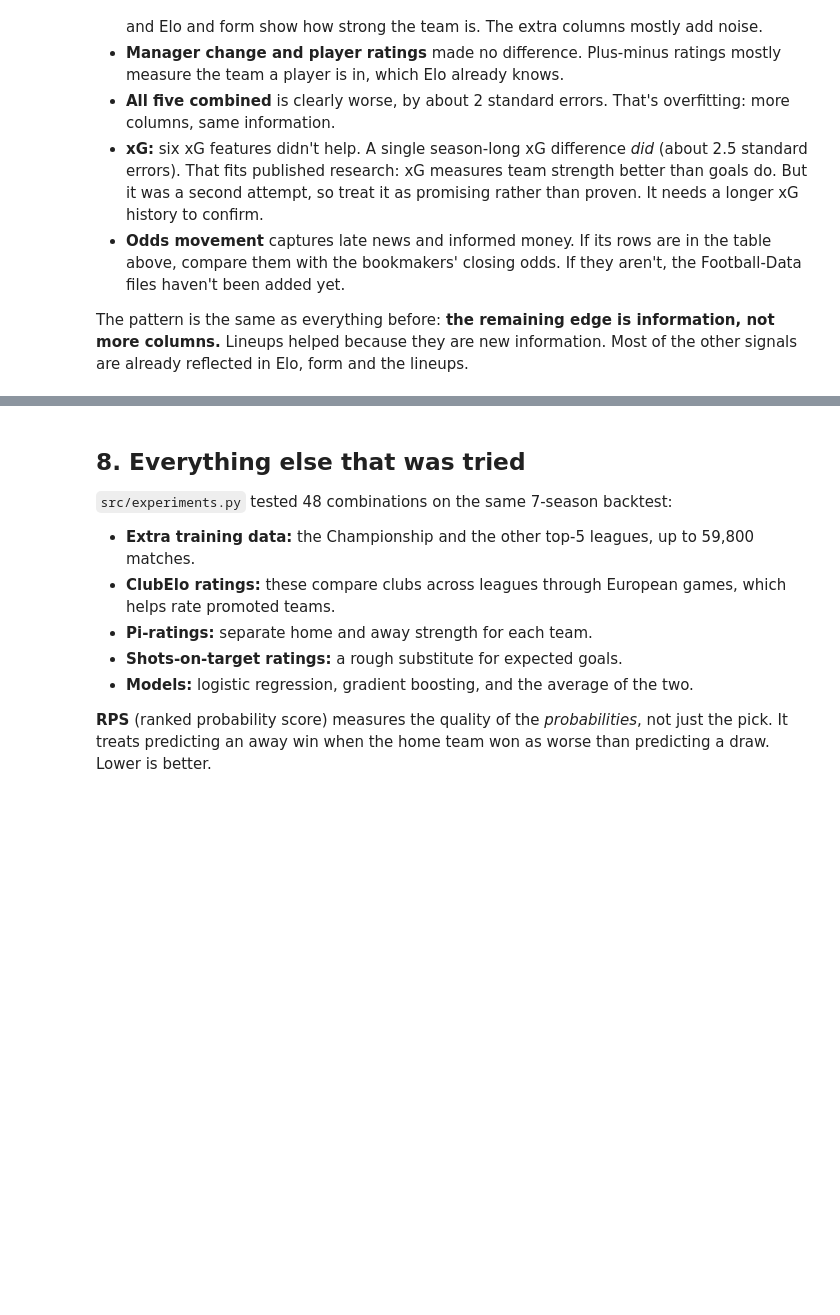
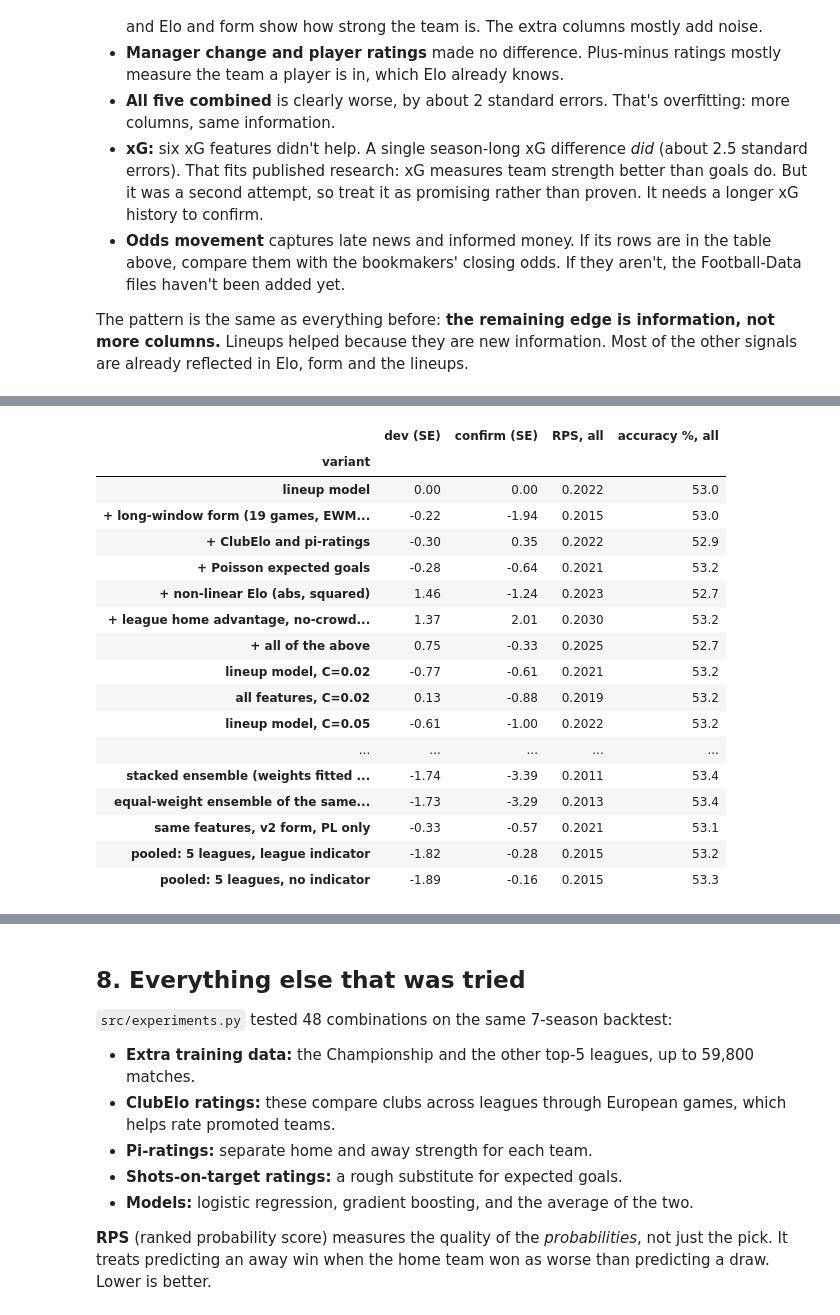
Before and after one commit to jcosta92/PL_Predictions, a Jupyter notebook: notebooks/PL_Predictions_walkthrough.ipynb, the cells around one changed output, grey strips where cells are left out. Drawn from its saved outputs; the diff is of its cells as text; code cells hidden in the pictures; blank space fills up the shorter version.

```diff
--- a/notebooks/PL_Predictions_walkthrough.ipynb
+++ b/notebooks/PL_Predictions_walkthrough.ipynb
@@ -460,0 +467,30 @@ The pattern is the same as everything before: **the remaining edge is informatio
+# %%
+r1 = pd.read_csv(ROOT / "reports/improve_results.csv")
+r2 = pd.read_csv(ROOT / "reports/improve2_results.csv")
+r3 = pd.read_csv(ROOT / "reports/pooled_lineups.csv")
+res = pd.concat([r1[r1.group == "A. football only"], r2, r3]).drop_duplicates(["variant", "split"])
+wide = res.pivot(index="variant", columns="split", values="rps_change_in_se")[["dev", "confirm"]].round(2)
+wide["rps_all"] = res[res.split == "all"].set_index("variant").rps.round(4)
+wide["accuracy_all"] = (100 * res[res.split == "all"].set_index("variant").accuracy).round(1)
+wide = wide.loc[res.variant.drop_duplicates()]   # keep the order they were run in
+wide.columns = ["dev (SE)", "confirm (SE)", "RPS, all", "accuracy %, all"]
+wide
+# %% [output]
+|  | dev (SE) | confirm (SE) | RPS, all | accuracy %, all |
+| variant |  |  |  |  |
+| lineup model | 0.00 | 0.00 | 0.2022 | 53.0 |
+| + long-window form (19 games, EWM... | -0.22 | -1.94 | 0.2015 | 53.0 |
+| + ClubElo and pi-ratings | -0.30 | 0.35 | 0.2022 | 52.9 |
+| + Poisson expected goals | -0.28 | -0.64 | 0.2021 | 53.2 |
+| + non-linear Elo (abs, squared) | 1.46 | -1.24 | 0.2023 | 52.7 |
+| + league home advantage, no-crowd... | 1.37 | 2.01 | 0.2030 | 53.2 |
+| + all of the above | 0.75 | -0.33 | 0.2025 | 52.7 |
+| lineup model, C=0.02 | -0.77 | -0.61 | 0.2021 | 53.2 |
+| all features, C=0.02 | 0.13 | -0.88 | 0.2019 | 53.2 |
+| lineup model, C=0.05 | -0.61 | -1.00 | 0.2022 | 53.2 |
+| ... | ... | ... | ... | ... |
+| stacked ensemble (weights fitted ... | -1.74 | -3.39 | 0.2011 | 53.4 |
+| equal-weight ensemble of the same... | -1.73 | -3.29 | 0.2013 | 53.4 |
+| same features, v2 form, PL only | -0.33 | -0.57 | 0.2021 | 53.1 |
+| pooled: 5 leagues, league indicator | -1.82 | -0.28 | 0.2015 | 53.2 |
+| pooled: 5 leagues, no indicator | -1.89 | -0.16 | 0.2015 | 53.3 |
```
Also changed, not shown: parts of 4 cells of this notebook, 17 other files.
